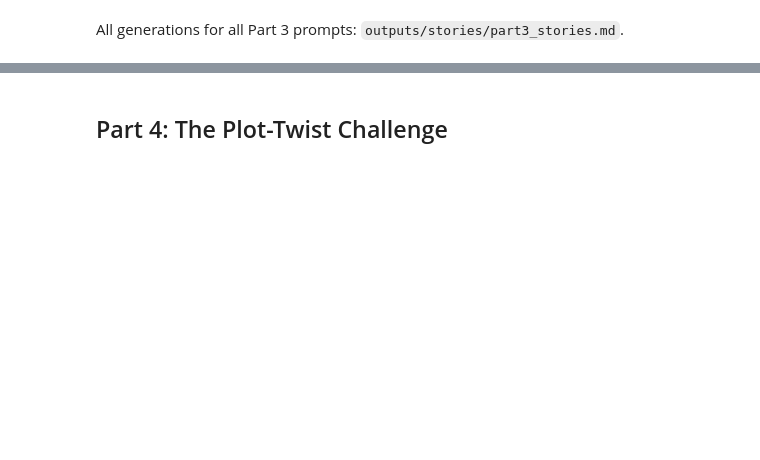
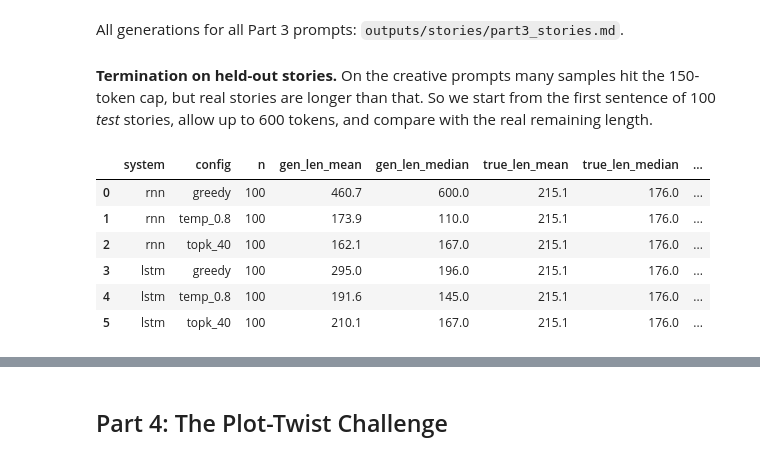
Before and after one commit to SandstromPL/NLP_GA2_Q4_Plot_Twist_Generator, a Jupyter notebook: notebooks/Q4_Plot_Twist_Generator.ipynb, the cells around one changed output, grey strips where cells are left out. Cells and saved outputs as stored; diff of their text form; code cells hidden in the pictures; blank space fills up the shorter version.

```diff
--- a/notebooks/Q4_Plot_Twist_Generator.ipynb
+++ b/notebooks/Q4_Plot_Twist_Generator.ipynb
@@ -94,2 +324,16 @@ show("P3_problem", ["greedy", "temp_0.8", "temp_1.2", "topk_10", "topk_40_rep1.2
 # %% [markdown]
 All generations for all Part 3 prompts: `outputs/stories/part3_stories.md`.
+# %% [markdown]
+**Termination on held-out stories.** On the creative prompts many samples hit the 150-token cap,
+but real stories are longer than that. So we start from the first sentence of 100 *test*
+stories, allow up to 600 tokens, and compare with the real remaining length.
+# %%
+pd.read_csv(OUT / "tables/length_test.csv").round(1)
+# %% [output]
+|  | system | config | n | gen_len_mean | gen_len_median | true_len_mean | true_len_median | ... |
+| 0 | rnn | greedy | 100 | 460.7 | 600.0 | 215.1 | 176.0 | ... |
+| 1 | rnn | temp_0.8 | 100 | 173.9 | 110.0 | 215.1 | 176.0 | ... |
+| 2 | rnn | topk_40 | 100 | 162.1 | 167.0 | 215.1 | 176.0 | ... |
+| 3 | lstm | greedy | 100 | 295.0 | 196.0 | 215.1 | 176.0 | ... |
+| 4 | lstm | temp_0.8 | 100 | 191.6 | 145.0 | 215.1 | 176.0 | ... |
+| 5 | lstm | topk_40 | 100 | 210.1 | 167.0 | 215.1 | 176.0 | ... |
```
Also changed, not shown: parts of 30 cells of this notebook, 18 other files.
